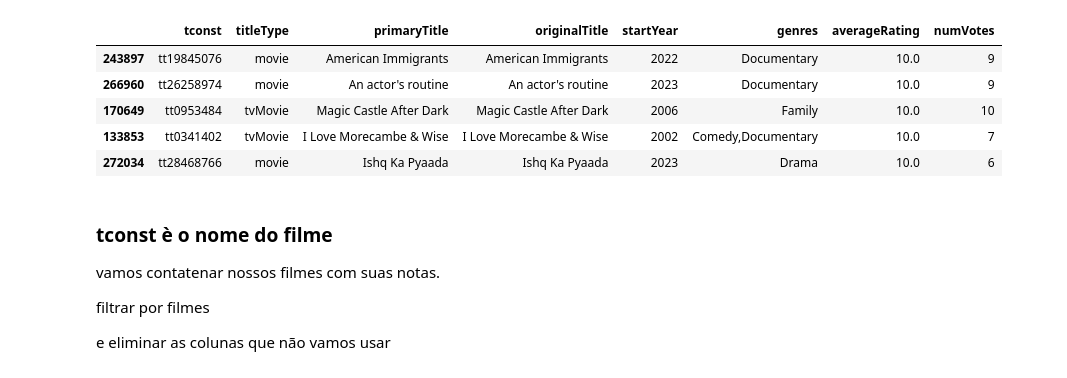
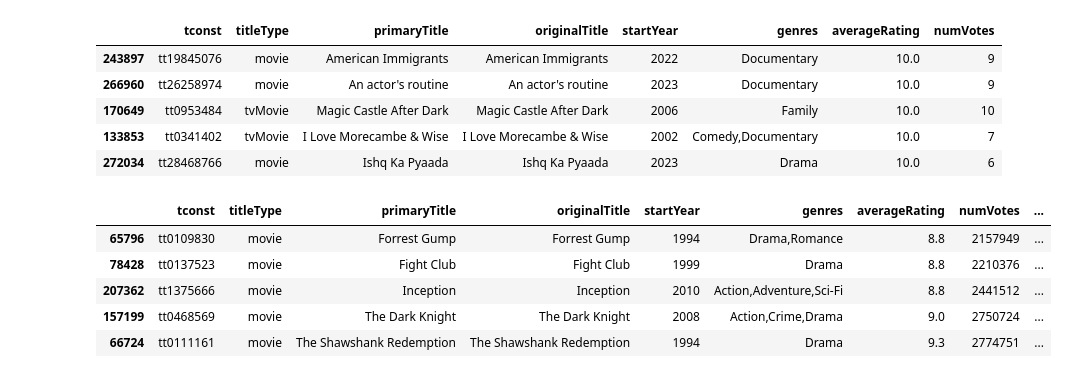
Before and after one commit to Bernardoaugustot/Recomendador-de-Filmes, a Jupyter notebook: Fase1.ipynb, the cells around one changed output. Drawn from its saved outputs; the diff is of its cells as text; code cells hidden in the pictures.

```diff
--- a/Dia1.ipynb
+++ b/Fase1.ipynb
@@ -252,10 +189,16 @@ df_ordenado_por_nota.tail()
 | 170649 | tt0953484 | tvMovie | Magic Castle After Dark | Magic Castle After Dark | 2006 | Family | 10.0 | 10 |
 | 133853 | tt0341402 | tvMovie | I Love Morecambe & Wise | I Love Morecambe & Wise | 2002 | Comedy,Documentary | 10.0 | 7 |
 | 272034 | tt28468766 | movie | Ishq Ka Pyaada | Ishq Ka Pyaada | 2023 | Drama | 10.0 | 6 |
-# %% [markdown]
-### tconst è o nome do filme
-vamos contatenar nossos filmes com suas notas.
-
-filtrar por filmes
-
-e eliminar as colunas que não vamos usar
+# %%
+df_relevancia = df_ordenado_por_nota
+df_relevancia['relevancia'] = df_ordenado_por_nota['averageRating'] * df_ordenado_por_nota['numVotes']
+# %%
+df_relevancia = df_relevancia.sort_values(by='relevancia')
+df_relevancia.tail()
+# %% [output]
+|  | tconst | titleType | primaryTitle | originalTitle | startYear | genres | averageRating | numVotes | ... |
+| 65796 | tt0109830 | movie | Forrest Gump | Forrest Gump | 1994 | Drama,Romance | 8.8 | 2157949 | ... |
+| 78428 | tt0137523 | movie | Fight Club | Fight Club | 1999 | Drama | 8.8 | 2210376 | ... |
+| 207362 | tt1375666 | movie | Inception | Inception | 2010 | Action,Adventure,Sci-Fi | 8.8 | 2441512 | ... |
+| 157199 | tt0468569 | movie | The Dark Knight | The Dark Knight | 2008 | Action,Crime,Drama | 9.0 | 2750724 | ... |
+| 66724 | tt0111161 | movie | The Shawshank Redemption | The Shawshank Redemption | 1994 | Drama | 9.3 | 2774751 | ... |
```
Also changed, not shown: parts of 11 cells of this notebook, 1 other file.
